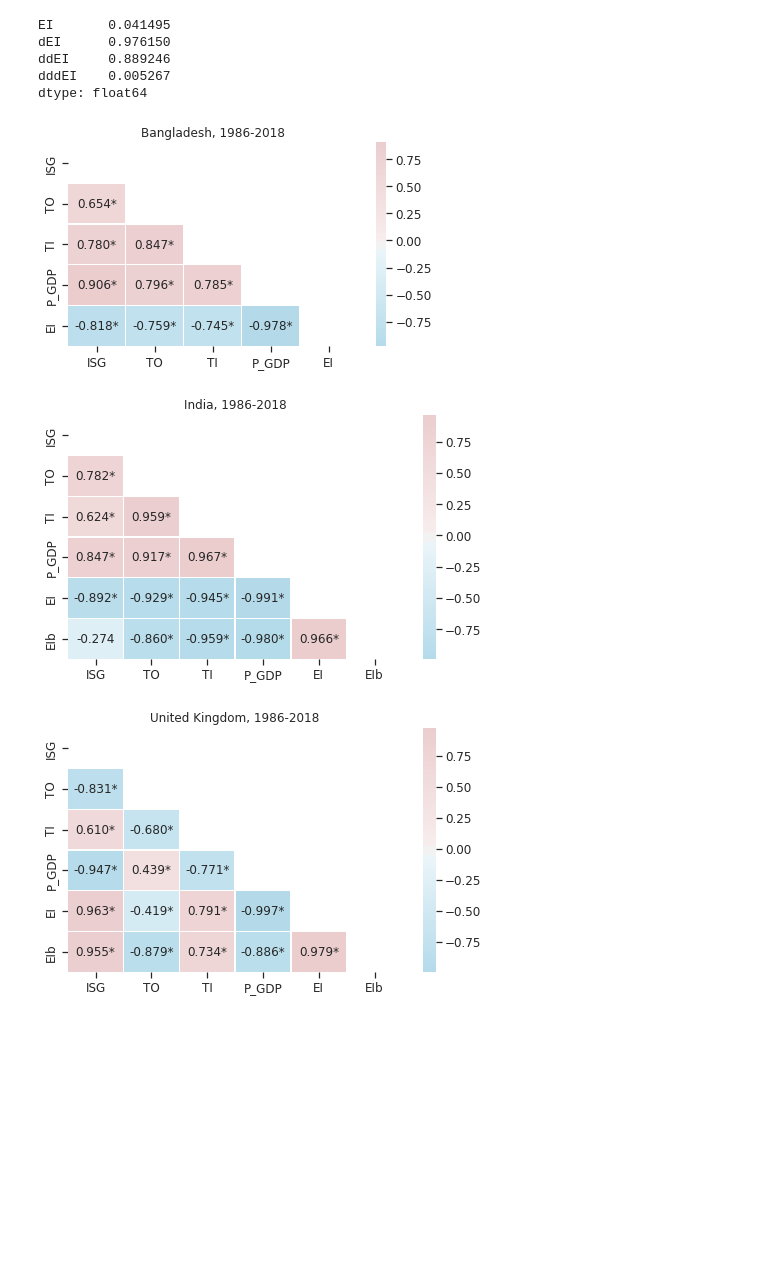
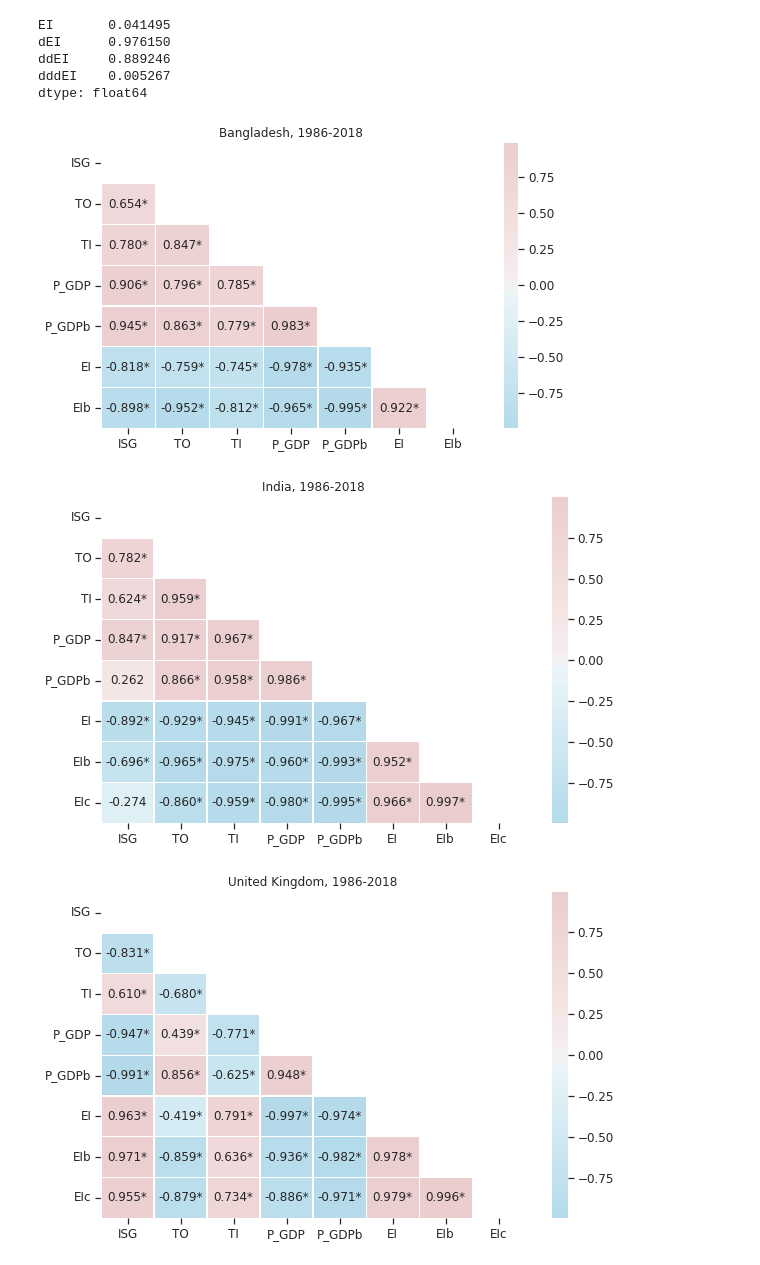
Before and after one commit to drakesiard/em-2020, a Jupyter notebook: analysis/3_data_analysis.ipynb, the cells around one changed output. Drawn from its saved outputs; the diff is of its cells as text; code cells hidden in the pictures; blank space fills up the shorter version.

```diff
--- a/analysis/3_data_analysis.ipynb
+++ b/analysis/3_data_analysis.ipynb
@@ -44,9 +44,9 @@ def save_fig(file, **kwargs):
 def load_data(country, version='current'):
     data_file = os.path.join(data_dir, 'WB_{}_{}.csv'.format(country, version))
     data_raw = pd.read_csv(data_file, index_col='year')
-    cols = ['ISG', 'TO', 'TI', 'P_GDP', 'P_GDPb', 'EI']
-    if 'EIb' in data_raw:
-        cols.append('EIb')
+    cols = ['ISG', 'TO', 'TI', 'P_GDP', 'P_GDPb', 'EI', 'EIb']
+    if 'EIc' in data_raw:
+        cols.append('EIc')
 
     return data_raw[cols]
 
@@ -91,5 +93,6 @@ cmp_data.groupby(level='country').describe().T.xs('mean', level=1)
 # %%
-cmp_data[['EI', 'EIb', 'P_GDP', 'TI']] = np.log(cmp_data[['EI', 'EIb', 'P_GDP', 'TI']])
+log_cols = ['EI', 'EIb', 'EIc', 'P_GDP', 'P_GDPb', 'TI']
+cmp_data[log_cols] = np.log(cmp_data[log_cols])
 # %% [output]
 A value is trying to be set on a copy of a slice from a DataFrame.
 Try using .loc[row_indexer,col_indexer] = value instead
@@ -219,7 +241,7 @@ r[-1].resols.params
 array([-0.41408078,  2.03103741,  0.01526528])
 # %%
 log_data = raw_data.copy()
-log_data[['EI', 'EIb', 'P_GDP', 'TI']] = np.log(log_data[['EI', 'EIb', 'P_GDP', 'TI']])
+log_data[log_cols] = np.log(log_data[log_cols])
 logdiff_data = log_data.groupby(level='country').diff().loc[pd.IndexSlice[:, 1986:], :]
 logdiff_data
 # %% [output]
@@ -292,19 +314,19 @@ ddEI     0.889246
 dddEI    0.005267
 dtype: float64
 # %%
-plot_corr(log_data.xs('BGD', level='country').drop(columns='EIb'))
+plot_corr(log_data.xs('BGD', level='country').drop(columns='EIc'))
 plt.title('Bangladesh, 1986-2018')
 save_fig('_'.join(('BGD', 'current', 'correlations.pdf')))
 
 plot_corr(log_data.xs('IND', level='country'))
 plt.title('India, 1986-2018')
 save_fig('_'.join(('IND', 'current', 'correlations.pdf')))
 
 plot_corr(log_data.xs('GBR', level='country'))
 plt.title('United Kingdom, 1986-2018')
 save_fig('_'.join(('GBR', 'current', 'correlations.pdf')))
 # %% [output]
-[figure, old version]
+[figure, new version]
-[figure, old version]
+[figure, new version]
-[figure, old version]
+[figure, new version]
 # %%
```
Also changed, not shown: parts of 11 cells of this notebook, 21 other files.
